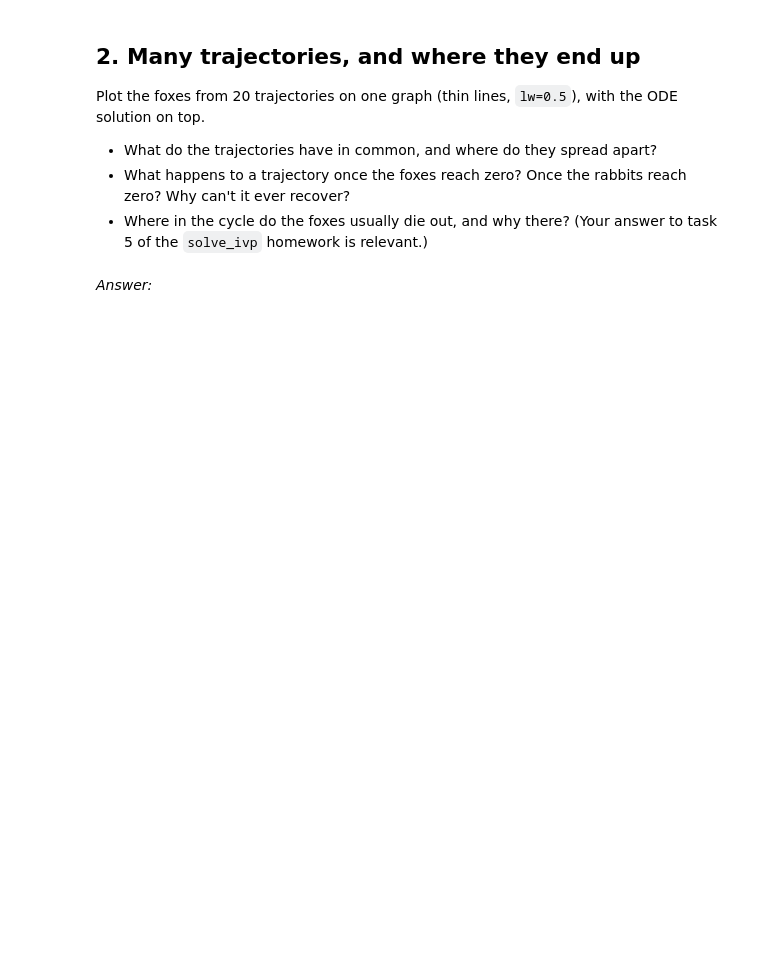
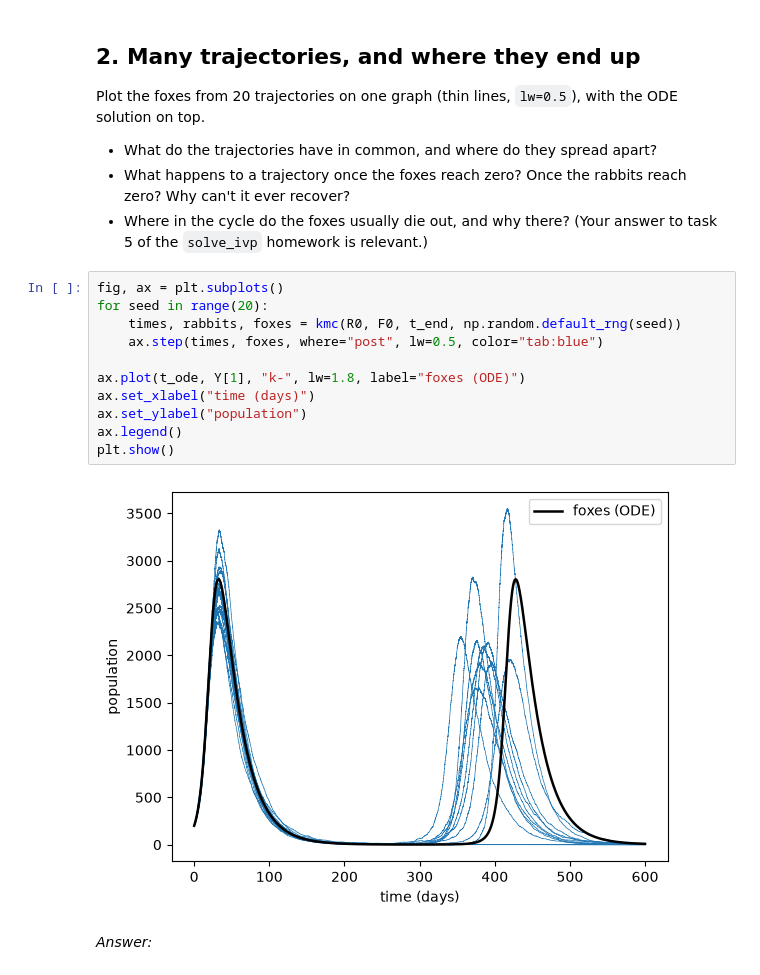
Before and after one commit to Dileep-2/differential-equations, a Jupyter notebook: Assingments/rabbits-and-foxes-kmc.ipynb, the cells around one changed output. Cells and saved outputs as stored; diff of their text form; blank space fills up the shorter version.

```diff
--- a/Assingments/rabbits-and-foxes-kmc.ipynb
+++ b/Assingments/rabbits-and-foxes-kmc.ipynb
@@ -216,5 +213,18 @@ solution on top.
   zero? Why can't it ever recover?
 - Where in the cycle do the foxes usually die out, and why there? (Your answer to
   task 5 of the `solve_ivp` homework is relevant.)
+# %%
+fig, ax = plt.subplots()
+for seed in range(20):
+    times, rabbits, foxes = kmc(R0, F0, t_end, np.random.default_rng(seed))
+    ax.step(times, foxes, where="post", lw=0.5, color="tab:blue")
+
+ax.plot(t_ode, Y[1], "k-", lw=1.8, label="foxes (ODE)")
+ax.set_xlabel("time (days)")
+ax.set_ylabel("population")
+ax.legend()
+plt.show()
+# %% [output]
+[figure, added]
 # %% [markdown]
 *Answer:*
```
Also changed, not shown: parts of 9 cells of this notebook.
